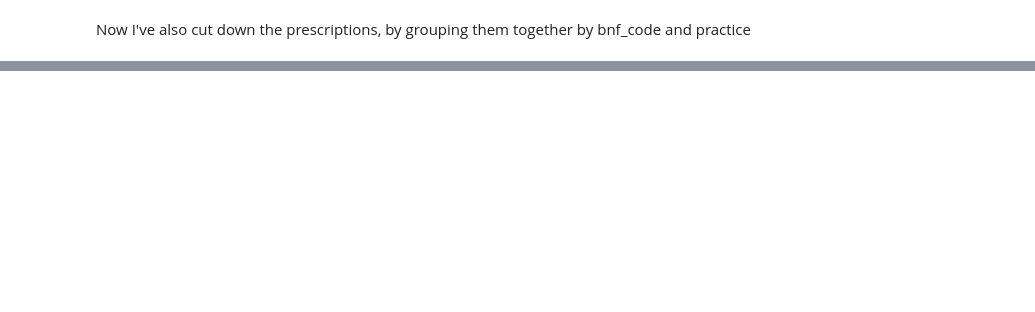
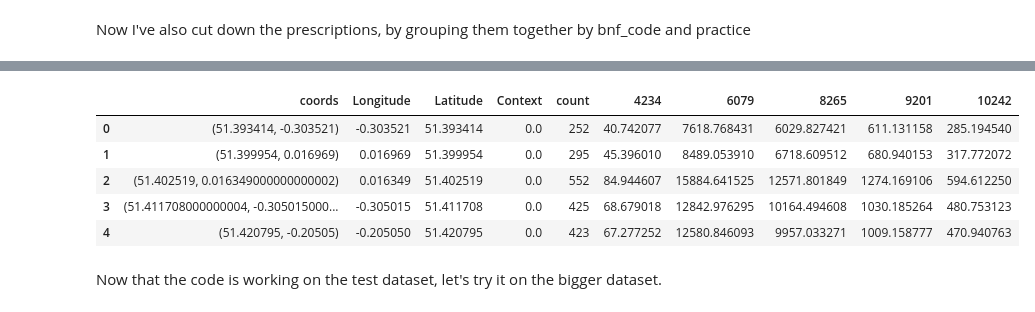
Before and after one commit to evanjasper/Offensive_Prescriptions, a Jupyter notebook: TDI_proposal/Offensive_Prescriptions.ipynb, the cells around one changed output, grey strips where cells are left out. Cells and saved outputs as stored; diff of their text form; code cells hidden in the pictures; blank space fills up the shorter version.

```diff
--- a/TDI_proposal/Offensive_Prescriptions.ipynb
+++ b/TDI_proposal/Offensive_Prescriptions.ipynb
@@ -340,0 +366,11 @@ p.bnf_code.unique()
+# %%
+poltest
+# %% [output]
+|  | coords | Longitude | Latitude | Context | count | 4234 | 6079 | 8265 | 9201 | 10242 |
+| 0 | (51.393414, -0.303521) | -0.303521 | 51.393414 | 0.0 | 252 | 40.742077 | 7618.768431 | 6029.827421 | 611.131158 | 285.194540 |
+| 1 | (51.399954, 0.016969) | 0.016969 | 51.399954 | 0.0 | 295 | 45.396010 | 8489.053910 | 6718.609512 | 680.940153 | 317.772072 |
+| 2 | (51.402519, 0.016349000000000002) | 0.016349 | 51.402519 | 0.0 | 552 | 84.944607 | 15884.641525 | 12571.801849 | 1274.169106 | 594.612250 |
+| 3 | (51.411708000000004, -0.305015000... | -0.305015 | 51.411708 | 0.0 | 425 | 68.679018 | 12842.976295 | 10164.494608 | 1030.185264 | 480.753123 |
+| 4 | (51.420795, -0.20505) | -0.205050 | 51.420795 | 0.0 | 423 | 67.277252 | 12580.846093 | 9957.033271 | 1009.158777 | 470.940763 |
+# %% [markdown]
+Now that the code is working on the test dataset, let's try it on the bigger dataset.
```
Also changed, not shown: parts of 12 cells of this notebook.
